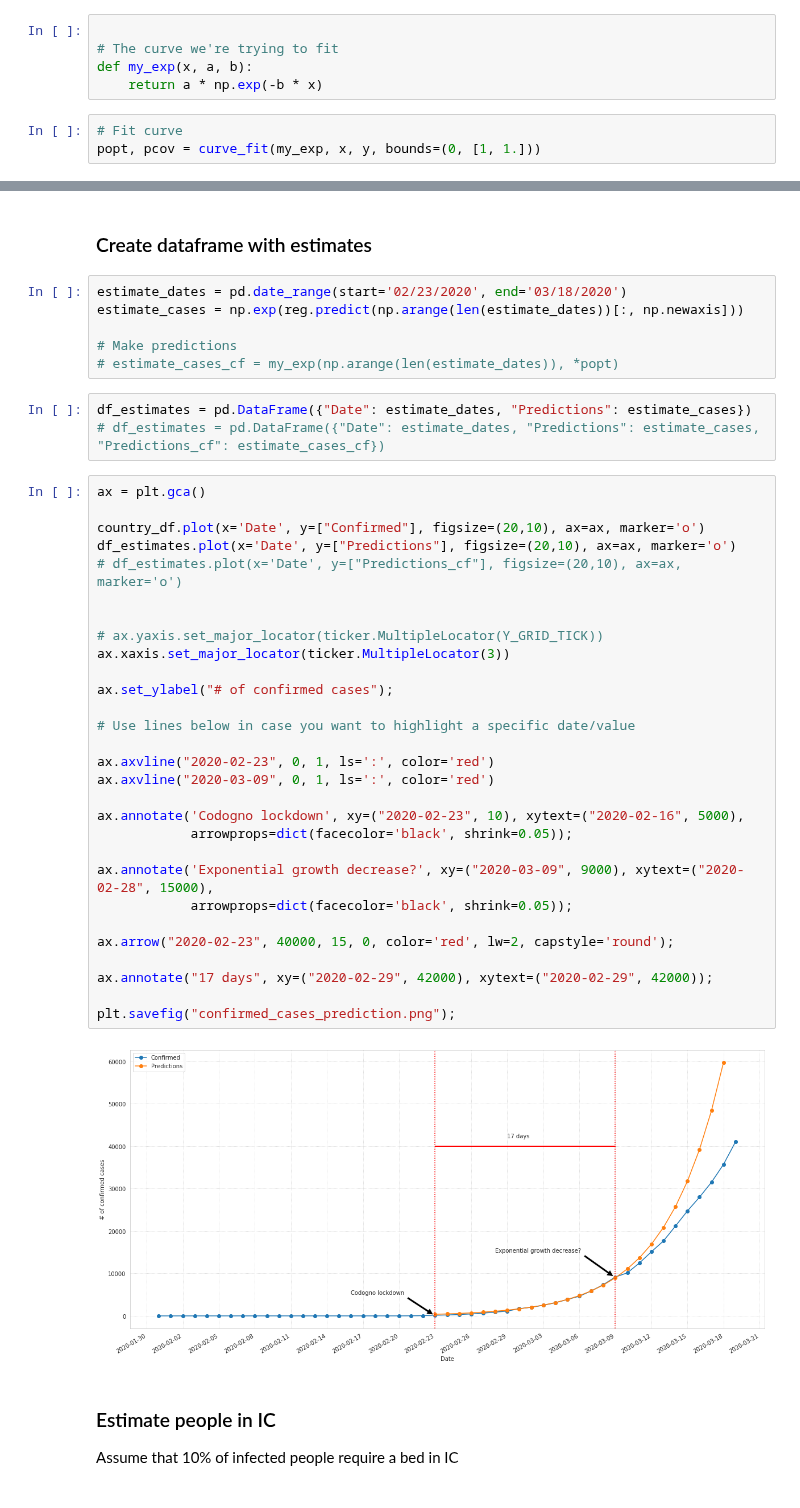
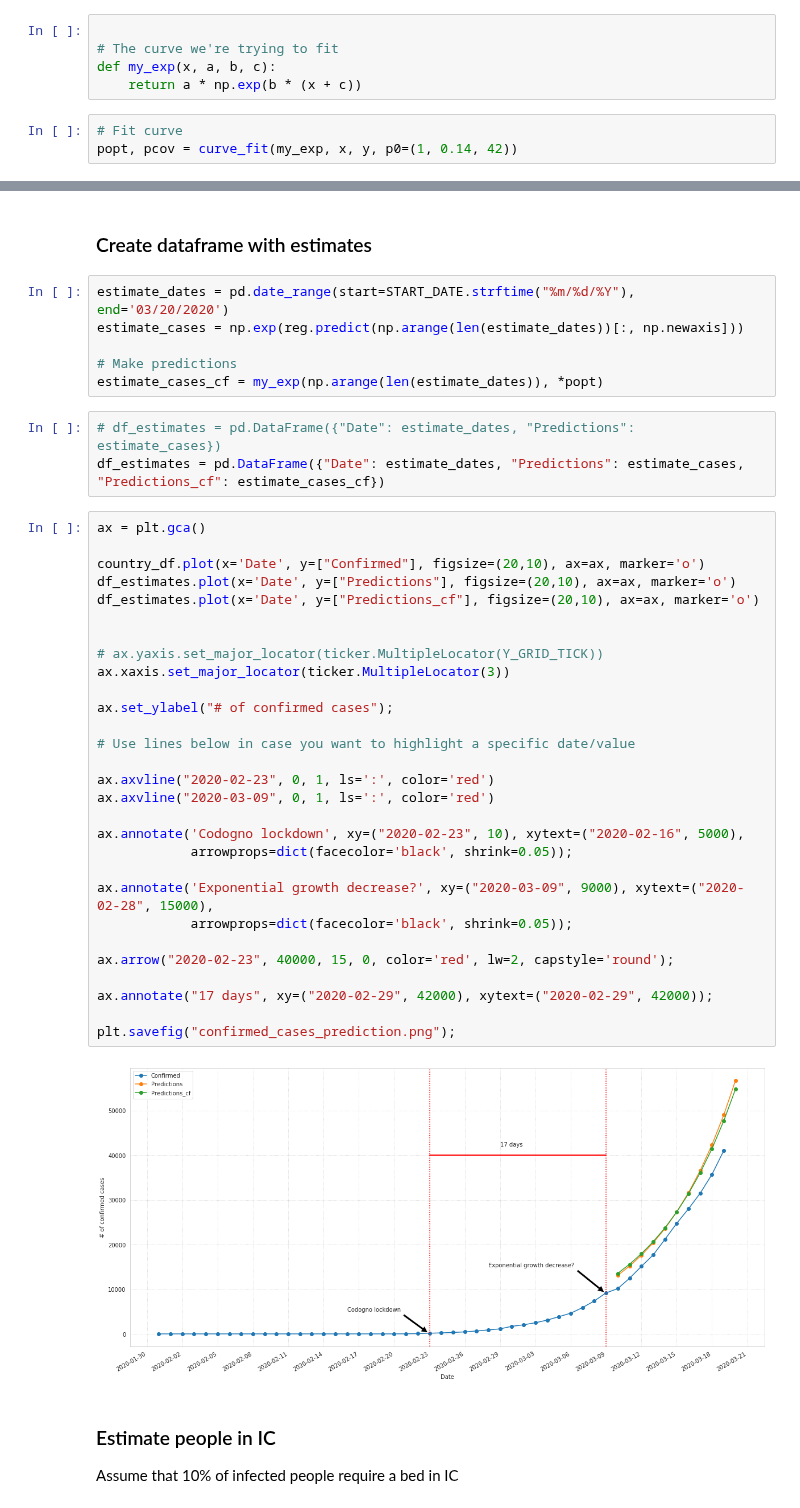
Before and after one commit to matteobarbieri/covid2019-data-analysis, a Jupyter notebook: notebooks/projections_covid2019_italy.ipynb, the cells around one changed output, grey strips where cells are left out. Cells and saved outputs as stored; diff of their text form.

Commit message:
Update images

```diff
--- a/notebooks/projections_covid2019_italy.ipynb
+++ b/notebooks/projections_covid2019_italy.ipynb
@@ -178,8 +180,8 @@ LinearRegression(copy_X=True, fit_intercept=True, n_jobs=None, normalize=False)
 # %%
 
 # The curve we're trying to fit
-def my_exp(x, a, b):
-    return a * np.exp(-b * x)
+def my_exp(x, a, b, c):
+    return a * np.exp(b * (x + c))
 # %%
 # Fit curve
-popt, pcov = curve_fit(my_exp, x, y, bounds=(0, [1, 1.]))
+popt, pcov = curve_fit(my_exp, x, y, p0=(1, 0.14, 42))
@@ -186,45 +192,45 @@ popt, pcov = curve_fit(my_exp, x, y, bounds=(0, [1, 1.]))
 # %% [markdown]
 ### Create dataframe with estimates
 # %%
-estimate_dates = pd.date_range(start='02/23/2020', end='03/18/2020')
+estimate_dates = pd.date_range(start=START_DATE.strftime("%m/%d/%Y"), end='03/20/2020')
 estimate_cases = np.exp(reg.predict(np.arange(len(estimate_dates))[:, np.newaxis]))
 
 # Make predictions
-# estimate_cases_cf = my_exp(np.arange(len(estimate_dates)), *popt)
+estimate_cases_cf = my_exp(np.arange(len(estimate_dates)), *popt)
 # %%
-df_estimates = pd.DataFrame({"Date": estimate_dates, "Predictions": estimate_cases})
-# df_estimates = pd.DataFrame({"Date": estimate_dates, "Predictions": estimate_cases, "Predictions_cf": estimate_cases_cf})
+# df_estimates = pd.DataFrame({"Date": estimate_dates, "Predictions": estimate_cases})
+df_estimates = pd.DataFrame({"Date": estimate_dates, "Predictions": estimate_cases, "Predictions_cf": estimate_cases_cf})
 # %%
 ax = plt.gca()
 
 country_df.plot(x='Date', y=["Confirmed"], figsize=(20,10), ax=ax, marker='o')
 df_estimates.plot(x='Date', y=["Predictions"], figsize=(20,10), ax=ax, marker='o')
-# df_estimates.plot(x='Date', y=["Predictions_cf"], figsize=(20,10), ax=ax, marker='o')
+df_estimates.plot(x='Date', y=["Predictions_cf"], figsize=(20,10), ax=ax, marker='o')
 
 
 # ax.yaxis.set_major_locator(ticker.MultipleLocator(Y_GRID_TICK))
 ax.xaxis.set_major_locator(ticker.MultipleLocator(3))
 
 ax.set_ylabel("# of confirmed cases");
 
 # Use lines below in case you want to highlight a specific date/value
 
 ax.axvline("2020-02-23", 0, 1, ls=':', color='red')
 ax.axvline("2020-03-09", 0, 1, ls=':', color='red')
 
 ax.annotate('Codogno lockdown', xy=("2020-02-23", 10), xytext=("2020-02-16", 5000),
             arrowprops=dict(facecolor='black', shrink=0.05));
 
 ax.annotate('Exponential growth decrease?', xy=("2020-03-09", 9000), xytext=("2020-02-28", 15000),
             arrowprops=dict(facecolor='black', shrink=0.05));
 
 ax.arrow("2020-02-23", 40000, 15, 0, color='red', lw=2, capstyle='round');
 
 ax.annotate("17 days", xy=("2020-02-29", 42000), xytext=("2020-02-29", 42000));
 
 plt.savefig("confirmed_cases_prediction.png");
 # %% [output]
-[figure, old version]
+[figure, new version]
 # %% [markdown]
 ### Estimate people in IC
 
```
Also changed, not shown: parts of 8 cells of this notebook, 4 other files.
